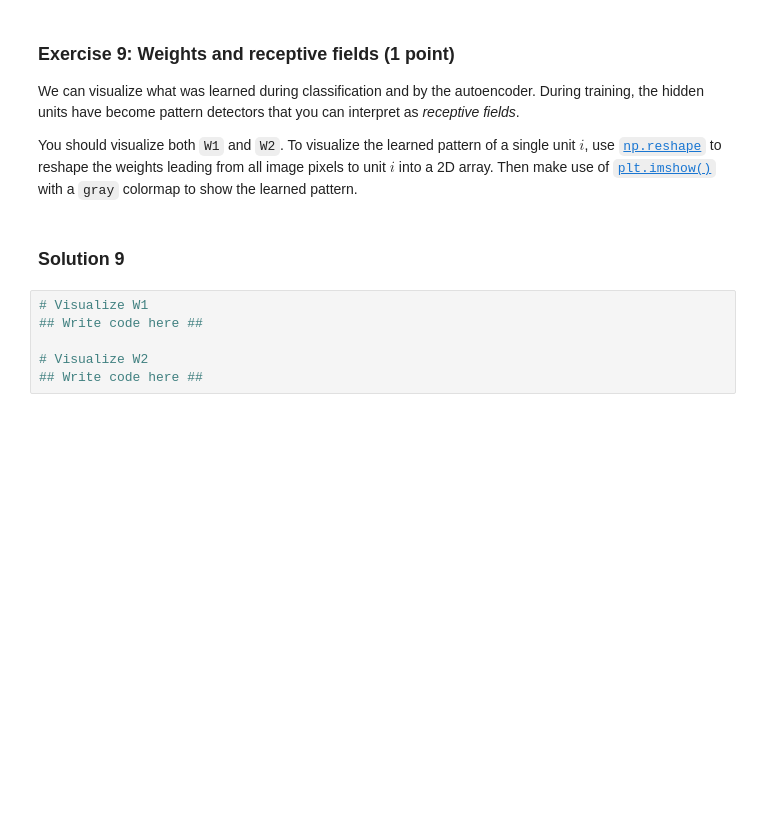
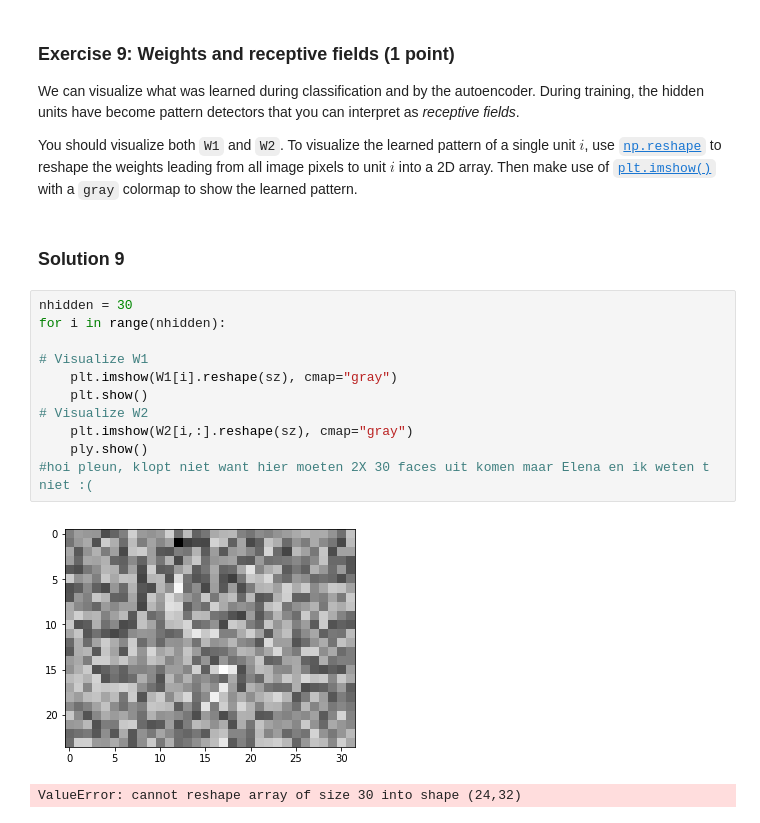
Before and after one commit to aprinsai/NeuralNetworks, a Jupyter notebook: Ex5/Chapter_04_autoencoder.ipynb, the cells around one changed output. Saved outputs shown, nothing was run; the diff lists cells and outputs as text; blank space fills up the shorter version.

```diff
--- a/Ex5/Chapter_04_autoencoder.ipynb
+++ b/Ex5/Chapter_04_autoencoder.ipynb
@@ -391,9 +386,17 @@ We can visualize what was learned during classification and by the autoencoder.
 You should visualize both `W1` and `W2`. To visualize the learned pattern of a single unit $i$, use [`np.reshape`](https://docs.scipy.org/doc/numpy-1.13.0/reference/generated/numpy.reshape.html) to reshape the weights leading from all image pixels to unit $i$ into a 2D array. Then make use of [`plt.imshow()`](https://matplotlib.org/devdocs/api/_as_gen/matplotlib.pyplot.imshow.html) with a `gray` colormap to show the learned pattern.
 # %% [markdown]
 ### Solution 9
-# %%
-# Visualize W1
-## Write code here ##
-
-# Visualize W2
-## Write code here ##
+# %%
+nhidden = 30
+for i in range(nhidden):
+
+# Visualize W1
+    plt.imshow(W1[i].reshape(sz), cmap="gray")
+    plt.show()
+# Visualize W2
+    plt.imshow(W2[i,:].reshape(sz), cmap="gray")
+    ply.show()
+#hoi pleun, klopt niet want hier moeten 2X 30 faces uit komen maar Elena en ik weten t niet :(
+# %% [output]
+[figure, added]
+ValueError: cannot reshape array of size 30 into shape (24,32)
```
Also changed, not shown: parts of 4 cells of this notebook.
